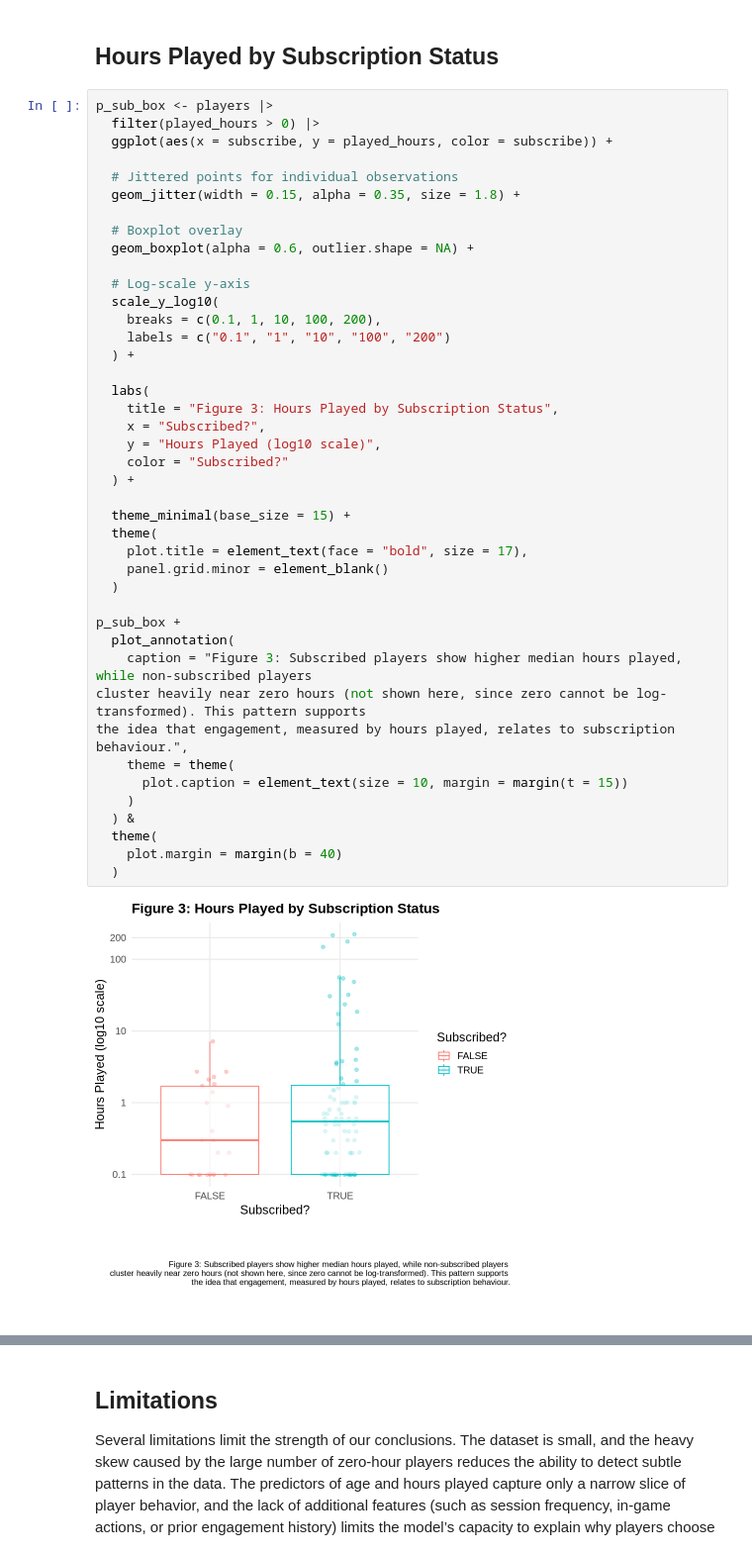
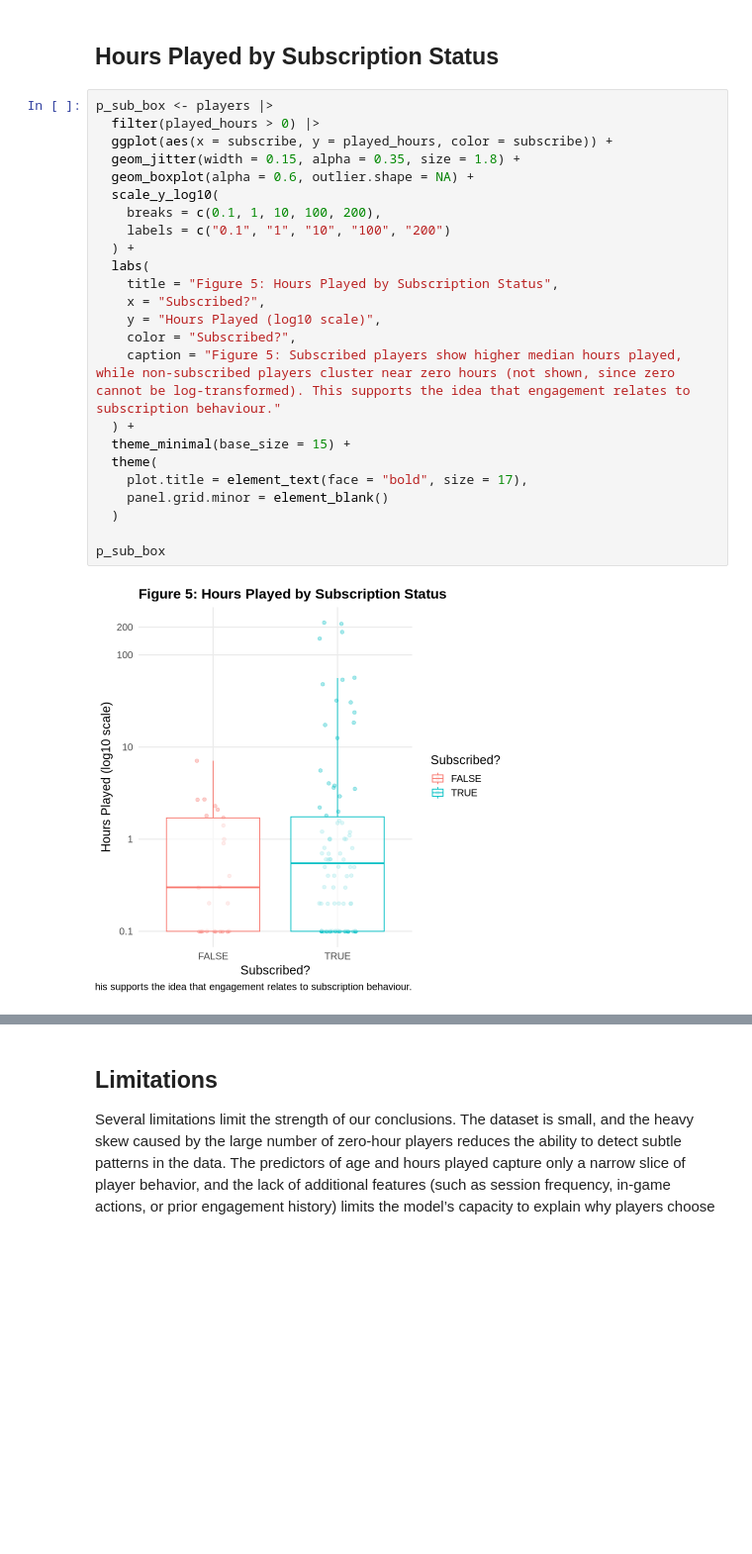
Before and after one commit to cohenp/DSCI-100-Project-004-21, a Jupyter notebook: project_final_report.ipynb, the cells around one changed output, grey strips where cells are left out. Shown at 99% size. Drawn from its saved outputs; the diff is of its cells as text; blank space fills up the shorter version.

```diff
--- a/project_final_report.ipynb
+++ b/project_final_report.ipynb
@@ -491,47 +425,29 @@ a more useful predictor of subscription than age.",
 # %%
 p_sub_box <- players |>
   filter(played_hours > 0) |>
   ggplot(aes(x = subscribe, y = played_hours, color = subscribe)) +
-
-  # Jittered points for individual observations
   geom_jitter(width = 0.15, alpha = 0.35, size = 1.8) +
-
-  # Boxplot overlay
   geom_boxplot(alpha = 0.6, outlier.shape = NA) +
-
-  # Log-scale y-axis
   scale_y_log10(
     breaks = c(0.1, 1, 10, 100, 200),
     labels = c("0.1", "1", "10", "100", "200")
   ) +
-
   labs(
-    title = "Figure 3: Hours Played by Subscription Status",
+    title = "Figure 5: Hours Played by Subscription Status",
     x = "Subscribed?",
     y = "Hours Played (log10 scale)",
-    color = "Subscribed?"
+    color = "Subscribed?",
+    caption = "Figure 5: Subscribed players show higher median hours played, while non-subscribed players cluster near zero hours (not shown, since zero cannot be log-transformed). This supports the idea that engagement relates to subscription behaviour."
   ) +
-
   theme_minimal(base_size = 15) +
   theme(
     plot.title = element_text(face = "bold", size = 17),
     panel.grid.minor = element_blank()
   )
 
-p_sub_box +
-  plot_annotation(
-    caption = "Figure 3: Subscribed players show higher median hours played, while non-subscribed players
-cluster heavily near zero hours (not shown here, since zero cannot be log-transformed). This pattern supports
-the idea that engagement, measured by hours played, relates to subscription behaviour.",
-    theme = theme(
-      plot.caption = element_text(size = 10, margin = margin(t = 15))
-    )
-  ) &
-  theme(
-    plot.margin = margin(b = 40)
-  )
+p_sub_box
 # %% [output]
-[figure, old version]
+[figure, new version]
 # %% [markdown]
 ## Summary of Findings
 
```
Also changed, not shown: parts of 9 cells of this notebook.
